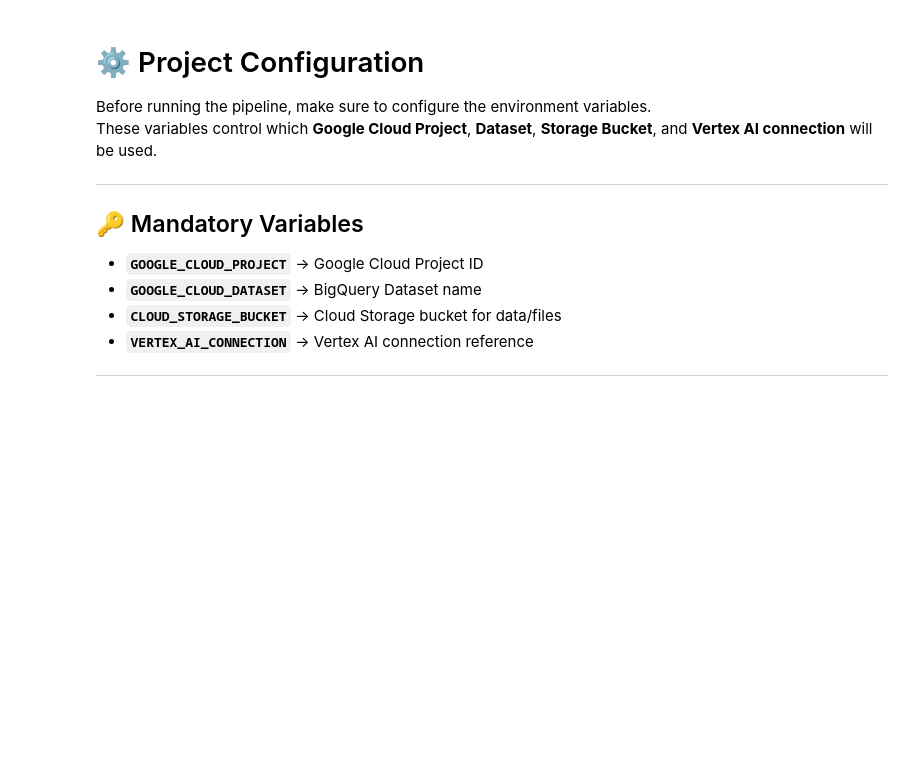
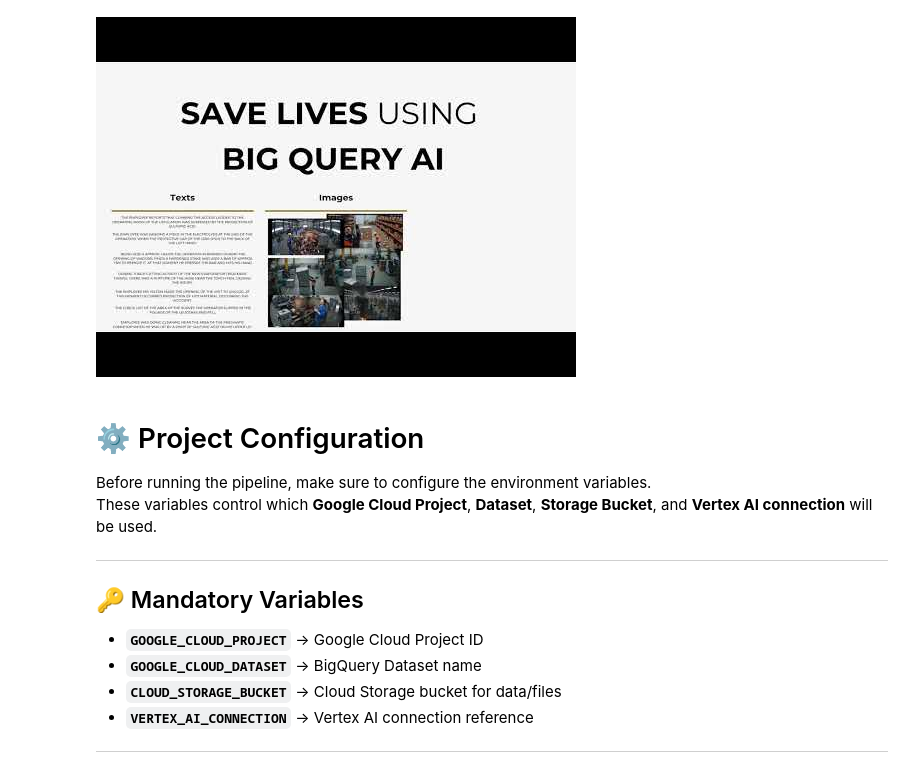
Before and after one commit to LeopoldoZanellato/Geral-DataScience, a Jupyter notebook: Google_Hackahthon.ipynb, the cells around one changed output. Drawn from its saved outputs; the diff is of its cells as text; code cells hidden in the pictures; blank space fills up the shorter version.

```diff
--- a/Google_Hackahthon.ipynb
+++ b/Google_Hackahthon.ipynb
@@ -15,3 +11,8 @@ allowfullscreen>
+# %%
+from IPython.display import YouTubeVideo
+YouTubeVideo('kuetyVOd9G8', width=800, height=500)
+# %% [output]
+[figure, added]
 # %% [markdown]
 # ⚙️ Project Configuration
 
```
Also changed, not shown: parts of 2 cells of this notebook.
